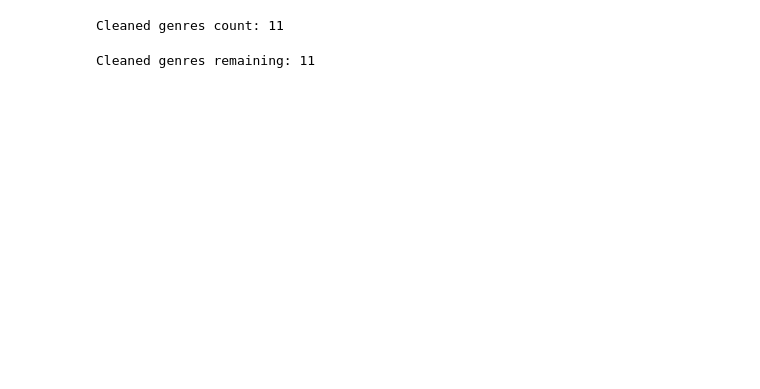
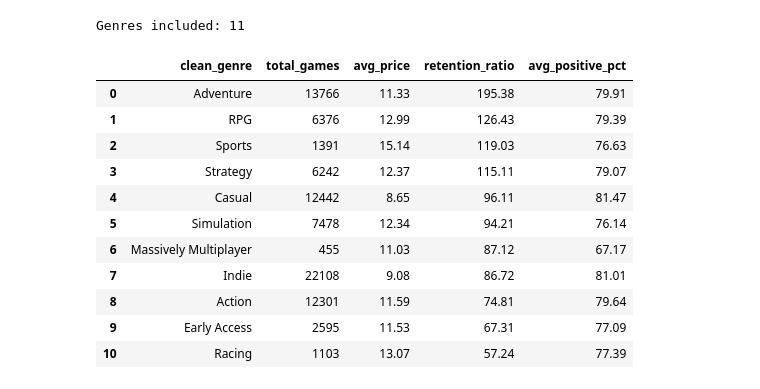
Before and after one commit to grantwuanalytics/steam-engagement-analysis, a Jupyter notebook: 01_exploratory_eda.ipynb, the cells around one changed output. Drawn from its saved outputs; the diff is of its cells as text; code cells hidden in the pictures; blank space fills up the shorter version.

Commit message:
Add files via upload
Refactor exploratory analysis and improve visualizations

```diff
--- a/01_exploratory_eda.ipynb
+++ b/01_exploratory_eda.ipynb
@@ -33,11 +8,14 @@ print(pd.__version__)
 # %%
-# Load all three SQL exports from your Data folder
-df_games = pd.read_csv("/home/grant/Desktop/Personal Project /Data/steam_games_cleaned.csv")
-df_price_tiers = pd.read_csv("/home/grant/Desktop/Personal Project /Data/price_tier_summary.csv")
-df_genres = pd.read_csv("/home/grant/Desktop/Personal Project /Data/genre_summary.csv")
+from pathlib import Path
 
-# Quick verification
-print("Games Shape:", df_games.shape)
-print("Price Tiers Shape:", df_price_tiers.shape)
-print("Genres Shape:", df_genres.shape)
+project_dir = Path.cwd()
+data_dir = project_dir.parent / "Data"
+
+df_games = pd.read_csv(data_dir / "steam_games_cleaned.csv")
+df_price_tiers = pd.read_csv(data_dir / "price_tier_summary.csv")
+df_genres = pd.read_csv(data_dir / "genre_summary.csv")
+
+print(f"Games: {df_games.shape}")
+print(f"Price tiers: {df_price_tiers.shape}")
+print(f"Genres: {df_genres.shape}")
 # %% [output]
@@ -256,20 +139,33 @@ plt.show()
-# %%
-df_genres_clean = df_genres[
-    (~df_genres["clean_genre"].str.contains("description", na=False))
-    & (df_genres["retention_ratio"] > 0)
-].copy()
-
-print(f"Cleaned genres count: {len(df_genres_clean)}")
-# %% [output]
-Cleaned genres count: 11
 # %%
-# Filter out raw string artifacts, dictionary remnants, and zero-retention rows
+# Prepare genre data for visualization
+valid_genres = [
+    "Action", "Adventure", "Casual", "Early Access",
+    "Indie", "Massively Multiplayer", "Racing", "RPG",
+    "Simulation", "Sports", "Strategy"
+]
+
 df_genres_clean = df_genres[
-    (~df_genres["clean_genre"].str.contains("description|:", na=False))
-    & (df_genres["retention_ratio"] > 0)
+    df_genres["clean_genre"].isin(valid_genres)
 ].copy()
 
-print(f"Cleaned genres remaining: {len(df_genres_clean)}")
+df_genres_clean = df_genres_clean.sort_values(
+    "retention_ratio", ascending=False
+)
+
+print(f"Genres included: {len(df_genres_clean)}")
+display(df_genres_clean)
 # %% [output]
-Cleaned genres remaining: 11
+Genres included: 11
+|  | clean_genre | total_games | avg_price | retention_ratio | avg_positive_pct |
+| 0 | Adventure | 13766 | 11.33 | 195.38 | 79.91 |
+| 1 | RPG | 6376 | 12.99 | 126.43 | 79.39 |
+| 2 | Sports | 1391 | 15.14 | 119.03 | 76.63 |
+| 3 | Strategy | 6242 | 12.37 | 115.11 | 79.07 |
+| 4 | Casual | 12442 | 8.65 | 96.11 | 81.47 |
+| 5 | Simulation | 7478 | 12.34 | 94.21 | 76.14 |
+| 6 | Massively Multiplayer | 455 | 11.03 | 87.12 | 67.17 |
+| 7 | Indie | 22108 | 9.08 | 86.72 | 81.01 |
+| 8 | Action | 12301 | 11.59 | 74.81 | 79.64 |
+| 9 | Early Access | 2595 | 11.53 | 67.31 | 77.09 |
+| 10 | Racing | 1103 | 13.07 | 57.24 | 77.39 |
 # %%
```
Also changed, not shown: parts of 10 cells of this notebook.
